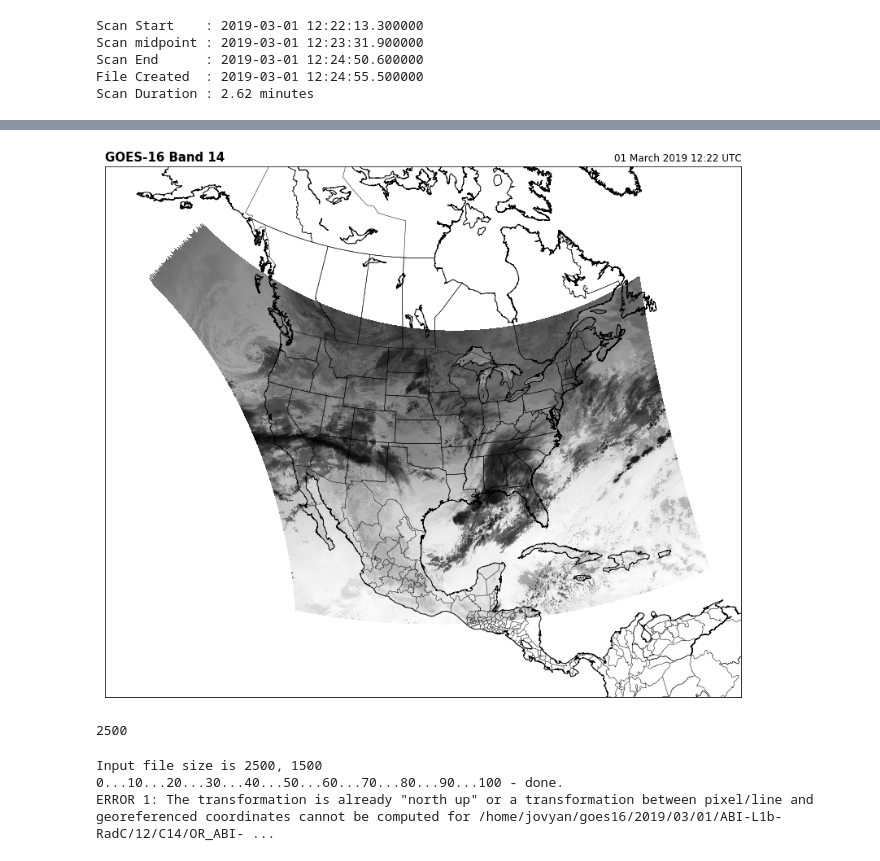
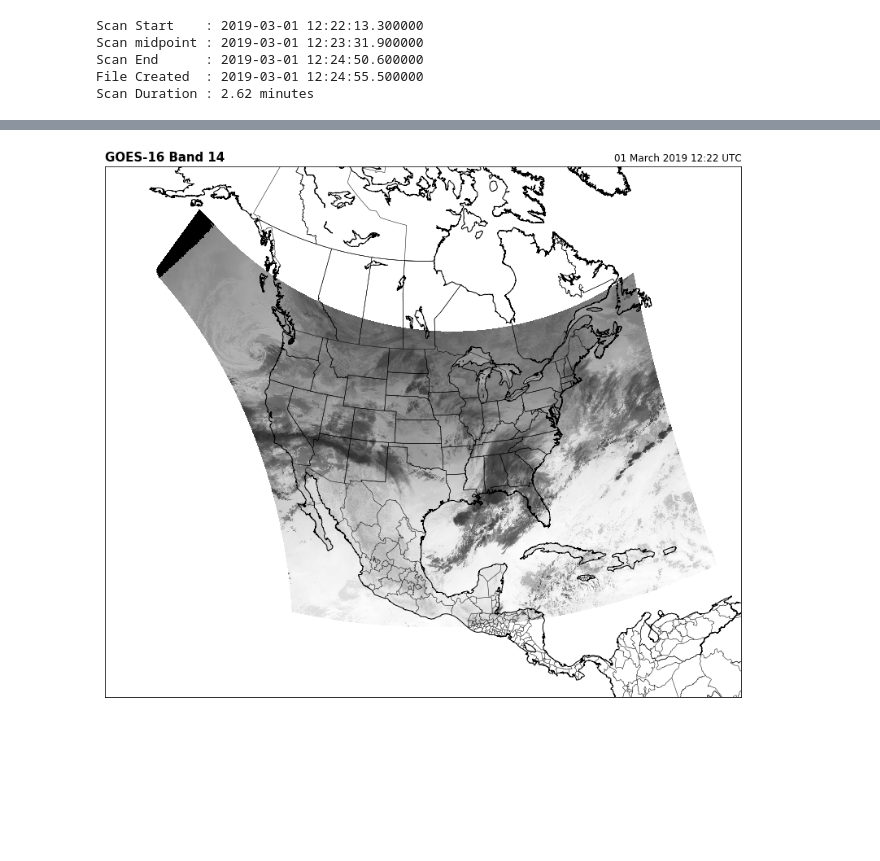
Before and after one commit to spestana/goes-ortho, a Jupyter notebook: goes-aws.ipynb, the cells around one changed output, grey strips where cells are left out. Cells and saved outputs as stored; diff of their text form; code cells hidden in the pictures; blank space fills up the shorter version.

```diff
--- a/goes-aws.ipynb
+++ b/goes-aws.ipynb
@@ -159,6 +161,11 @@ R = C['Rad'].data
 # Assign the pixels showing space as a single point in the Gulf of Alaska
 lats[np.isnan(R)] = 57
 lons[np.isnan(R)] = -152
+# %%
+# Replace nans
+lats[np.isnan(lats)]=-9999.0
+lons[np.isnan(lons)]=-9999.0
+R[np.isnan(R)]=-9999.0
 # %%
 # Make a new map object Lambert Conformal projection
 mL = Basemap(resolution='i', projection='lcc', area_thresh=5000, \
@@ -168,14 +175,15 @@ mL = Basemap(resolution='i', projection='lcc', area_thresh=5000, \
 # %%
 plt.figure(figsize=[15, 12])
 
 # Plotting radiances on our map
-newmap = mL.pcolormesh(lons, lats, R, cmap='gray', linewidth=0, latlon=True)
+newmap = mL.pcolormesh(lons, lats, R, cmap='gray',vmin=0, linewidth=0, latlon=True)
 
 mL.drawcoastlines()
 mL.drawcountries()
 mL.drawstates()
 
 plt.title('GOES-16 Band 14', loc='left', fontweight='semibold', fontsize=15)
 plt.title('%s' % scan_start.strftime('%d %B %Y %H:%M UTC'), loc='right');
+#plt.savefig('GOES-16_b14.png')
 # %% [output]
-[figure, old version]
+[figure, new version]
@@ -197,24 +189,0 @@ n,s,e,w,xmin,xmax,ymin,ymax = bounds_latlon(c14)
-# %%
-c14.x.shape[0]
-# %% [output]
-2500
-# %%
-# trying to use gdal to transform this and output as geotiff
-src_filepath = 'HDF5:"{file}"://{sds}'.format(file=file,sds='Rad')
-tif_filepath = '{path}{fname}.tif'.format(path=filepath,fname=file_list[0][:-3])
-tif_filepath_geo = '{path}{fname}_geo.tif'.format(path=filepath,fname=file_list[0][:-3])
-#png_filepath = '{path}{fname}.png'.format(path=filepath,fname=file_list[0][:-3])
-
-# http://edc.occ-data.org/goes16/gdal/
-!gdal_translate -ot float32 -unscale -CO COMPRESS=deflate -a_srs $proj_string $src_filepath $tif_filepath
-#!gdalwarp -t_srs EPSG:4326 -dstnodata -999.0 $tif_filepath $tif_filepath_geo
-
-
-#!gdal_translate -of GTiff $src_filepath $dest_filepath
-#!gdal_translate -of GTiff -a_srs $proj_string -gcp $xmin $ymin $n $w -gcp $xmax $ymin $s $e -gcp $xmin $ymax $s $w -gcp $xmax $ymin $n $e $src_filepath $dest_filepath
-#!gdal_translate -of netCDF -projwin 200 200 500 500 -gcp $xmin $ymin $n $w -gcp $xmax $ymin $s $e -gcp $xmin $ymax $s $w -gcp $xmax $ymin $n $e $src_filepath $dest_filepath
-# -a_ullr -5424000 5424000 5424000 -5424000
-# %% [output]
-Input file size is 2500, 1500
-0...10...20...30...40...50...60...70...80...90...100 - done.
-ERROR 1: The transformation is already "north up" or a transformation between pixel/line and georeferenced coordinates cannot be computed for /home/jovyan/goes16/2019/03/01/ABI-L1b-RadC/12/C14/OR_ABI- ...
```
Also changed, not shown: parts of 21 cells of this notebook.
